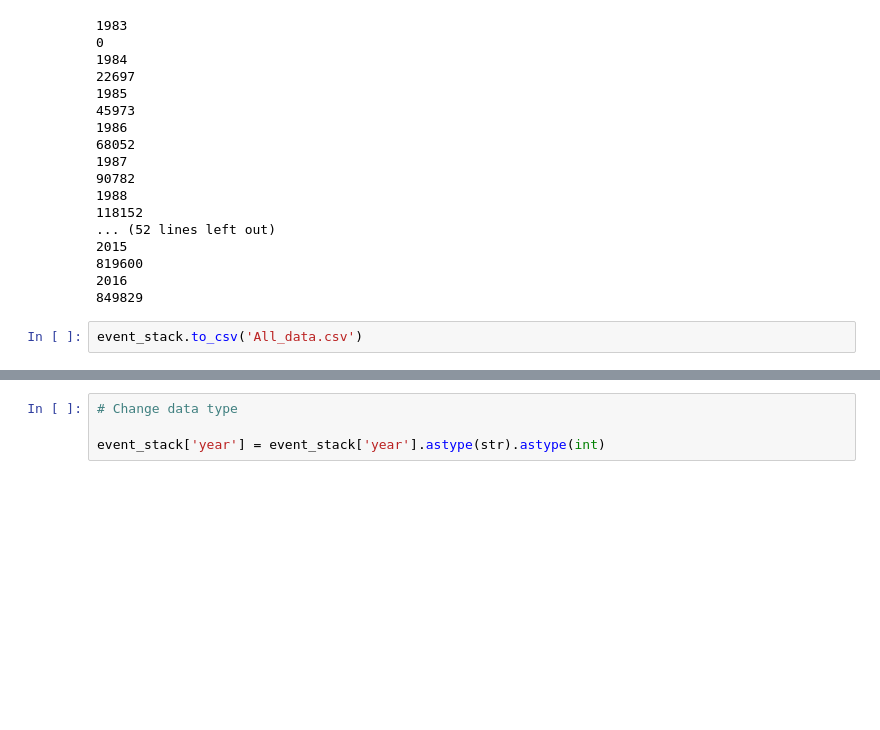
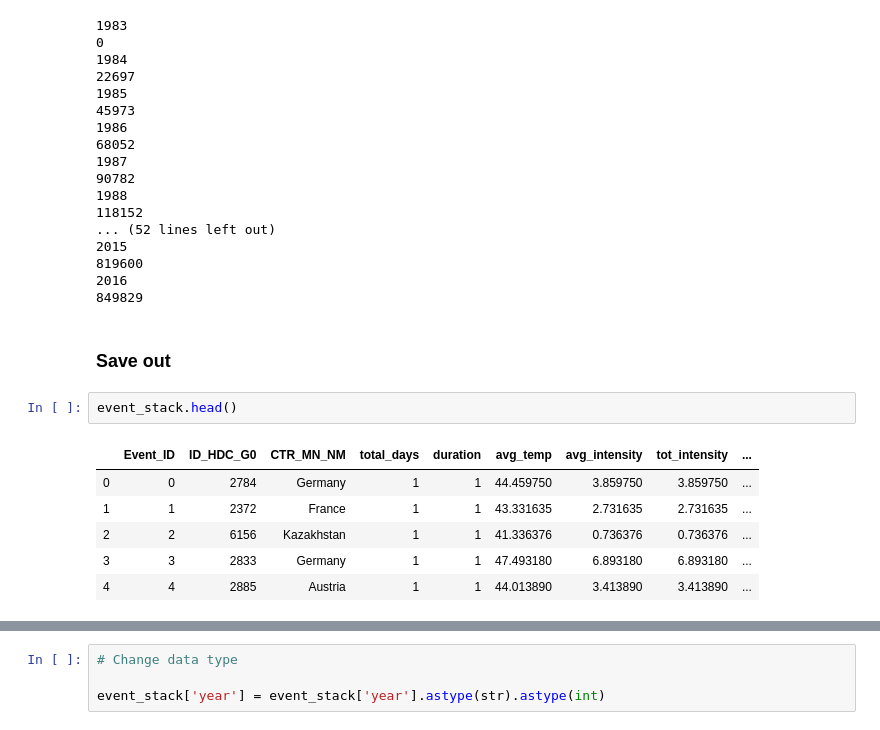
Before and after one commit to ecohydro/GlobalUrbanHeat, a Jupyter notebook: Notebooks/cpt_density_plots.ipynb, the cells around one changed output, grey strips where cells are left out. Saved outputs shown, nothing was run; the diff lists cells and outputs as text; blank space fills up the shorter version.

```diff
--- a/Notebooks/cpt_density_plots.ipynb
+++ b/Notebooks/cpt_density_plots.ipynb
@@ -75,5 +75,14 @@ event_stack = event_stack_loop(DATA_IN)
 819600
 2016
 849829
-# %%
-event_stack.to_csv('All_data.csv')
+# %% [markdown]
+### Save out
+# %%
+event_stack.head()
+# %% [output]
+|  | Event_ID | ID_HDC_G0 | CTR_MN_NM | total_days | duration | avg_temp | avg_intensity | tot_intensity | ... |
+| 0 | 0 | 2784 | Germany | 1 | 1 | 44.459750 | 3.859750 | 3.859750 | ... |
+| 1 | 1 | 2372 | France | 1 | 1 | 43.331635 | 2.731635 | 2.731635 | ... |
+| 2 | 2 | 6156 | Kazakhstan | 1 | 1 | 41.336376 | 0.736376 | 0.736376 | ... |
+| 3 | 3 | 2833 | Germany | 1 | 1 | 47.493180 | 6.893180 | 6.893180 | ... |
+| 4 | 4 | 2885 | Austria | 1 | 1 | 44.013890 | 3.413890 | 3.413890 | ... |
```
Also changed, not shown: parts of 11 cells of this notebook, 1 other file.
